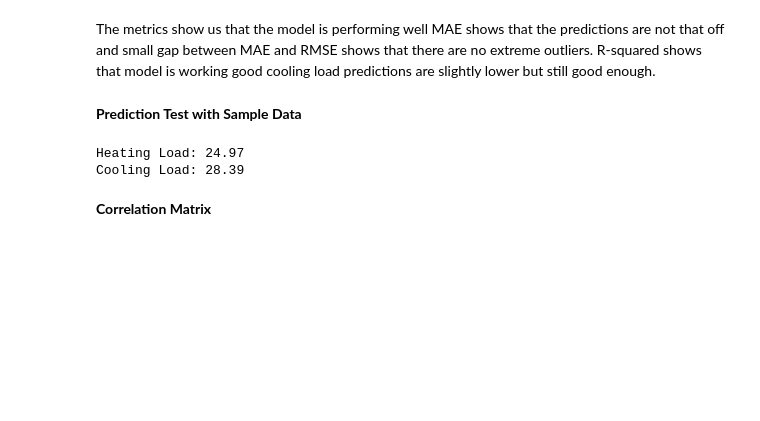
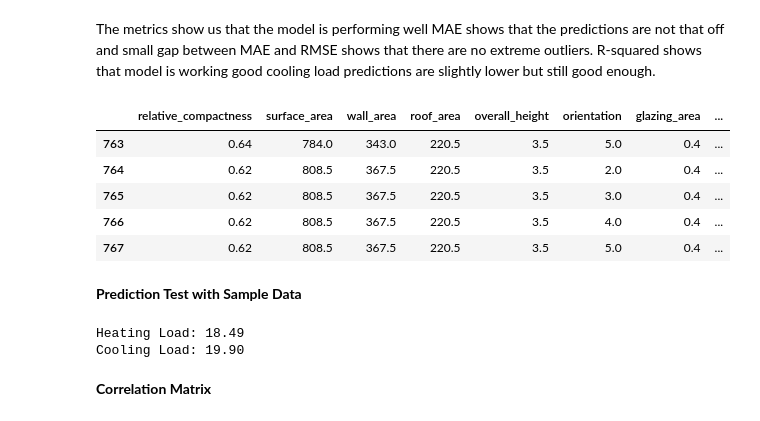
Before and after one commit to Saadtariq32/Introduction-to-AI, a Jupyter notebook: Linear Regression/linear regression.ipynb, the cells around one changed output. Drawn from its saved outputs; the diff is of its cells as text; code cells hidden in the pictures; blank space fills up the shorter version.

```diff
--- a/Linear Regression/linear regression.ipynb
+++ b/Linear Regression/linear regression.ipynb
@@ -156,18 +155,27 @@ R-squared:
 0.9
 # %% [markdown]
 The metrics show us that the model is performing well MAE shows that the predictions are not that off and small gap between MAE and RMSE shows that there are no extreme outliers. R-squared shows that model is working good cooling load predictions are slightly lower but still good enough.
+# %%
+df.tail()
+# %% [output]
+|  | relative_compactness | surface_area | wall_area | roof_area | overall_height | orientation | glazing_area | ... |
+| 763 | 0.64 | 784.0 | 343.0 | 220.5 | 3.5 | 5.0 | 0.4 | ... |
+| 764 | 0.62 | 808.5 | 367.5 | 220.5 | 3.5 | 2.0 | 0.4 | ... |
+| 765 | 0.62 | 808.5 | 367.5 | 220.5 | 3.5 | 3.0 | 0.4 | ... |
+| 766 | 0.62 | 808.5 | 367.5 | 220.5 | 3.5 | 4.0 | 0.4 | ... |
+| 767 | 0.62 | 808.5 | 367.5 | 220.5 | 3.5 | 5.0 | 0.4 | ... |
 # %% [markdown]
 **Prediction Test with Sample Data**
 # %%
 sample = pd.DataFrame({
-    'relative_compactness': [0.8],
-    'surface_area': [600],
-    'wall_area': [270],
-    'roof_area': [220],
-    'overall_height': [7.0],
-    'orientation': [2],
-    'glazing_area': [0.1],
-    'glazing_area_distribution': [3]
+    'relative_compactness': [0.64],
+    'surface_area': [784.0],
+    'wall_area': [343.0],
+    'roof_area': [220.5],
+    'overall_height': [3.5],
+    'orientation': [5.0],
+    'glazing_area': [0.4],
+    'glazing_area_distribution': [5.0]
 })
 
 prediction = model.predict(sample)
@@ -175,8 +183,8 @@ prediction = model.predict(sample)
 print(f"Heating Load: {prediction[0][0]:.2f}")
 print(f"Cooling Load: {prediction[0][1]:.2f}")
 # %% [output]
-Heating Load: 24.97
-Cooling Load: 28.39
+Heating Load: 18.49
+Cooling Load: 19.90
 # %% [markdown]
 **Correlation Matrix**
 # %%
```
Also changed, not shown: parts of 2 cells of this notebook, 4 other files.
